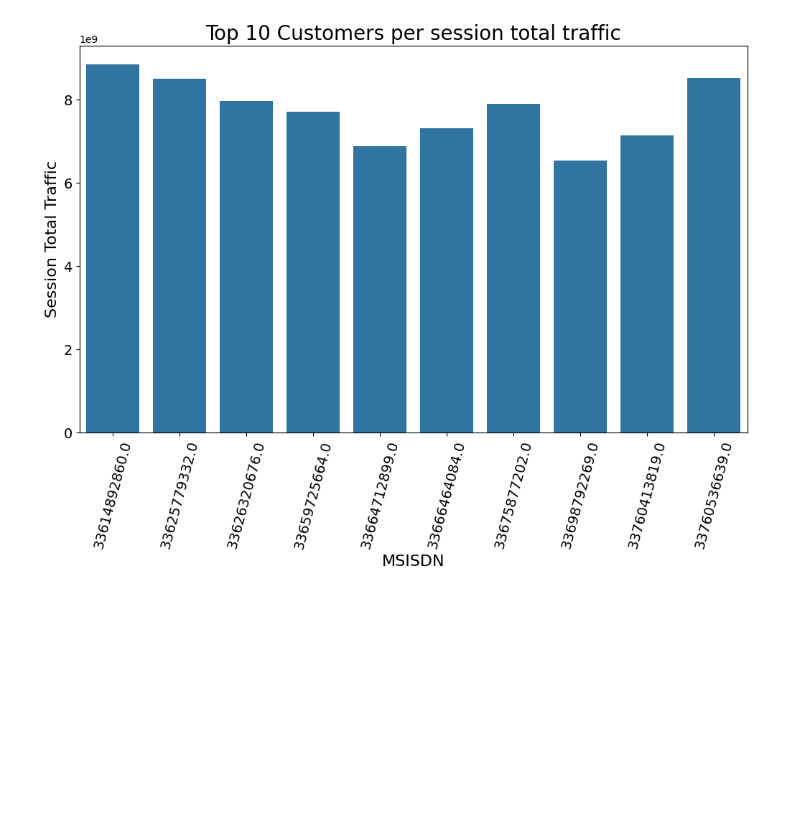
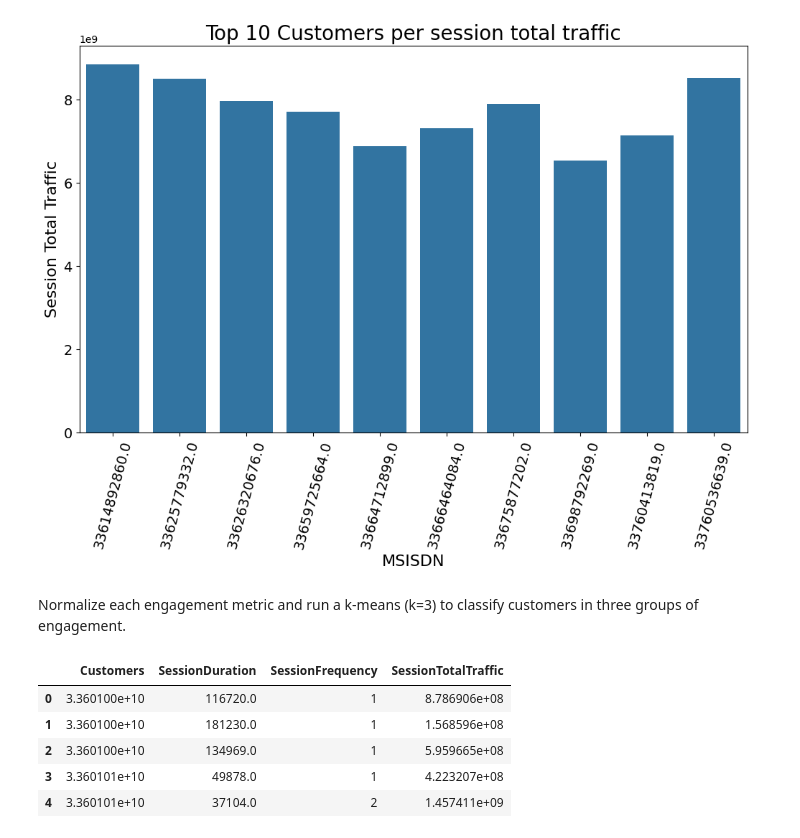
Before and after one commit to Roseco-crs/10Academy_week_1_Telecom_Industry, a Jupyter notebook: code/extract_data.ipynb, the cells around one changed output. Cells and saved outputs as stored; diff of their text form; code cells hidden in the pictures; blank space fills up the shorter version.

```diff
--- a/code/extract_data.ipynb
+++ b/code/extract_data.ipynb
@@ -554,2 +557,4 @@ plot_bar(top_10_data, top_10_data["MSISDN/Number"], top_10_data[('Total (Bytes)'
 # %% [output]
 [figure]
+# %% [markdown]
+Normalize each engagement metric and run a k-means (k=3) to classify customers in three groups of engagement.
@@ -555,0 +567,9 @@ plot_bar(top_10_data, top_10_data["MSISDN/Number"], top_10_data[('Total (Bytes)'
+# %%
+agg.head()
+# %% [output]
+|  | Customers | SessionDuration | SessionFrequency | SessionTotalTraffic |
+| 0 | 3.360100e+10 | 116720.0 | 1 | 8.786906e+08 |
+| 1 | 3.360100e+10 | 181230.0 | 1 | 1.568596e+08 |
+| 2 | 3.360100e+10 | 134969.0 | 1 | 5.959665e+08 |
+| 3 | 3.360101e+10 | 49878.0 | 1 | 4.223207e+08 |
+| 4 | 3.360101e+10 | 37104.0 | 2 | 1.457411e+09 |
```
Also changed, not shown: parts of 11 cells of this notebook.
